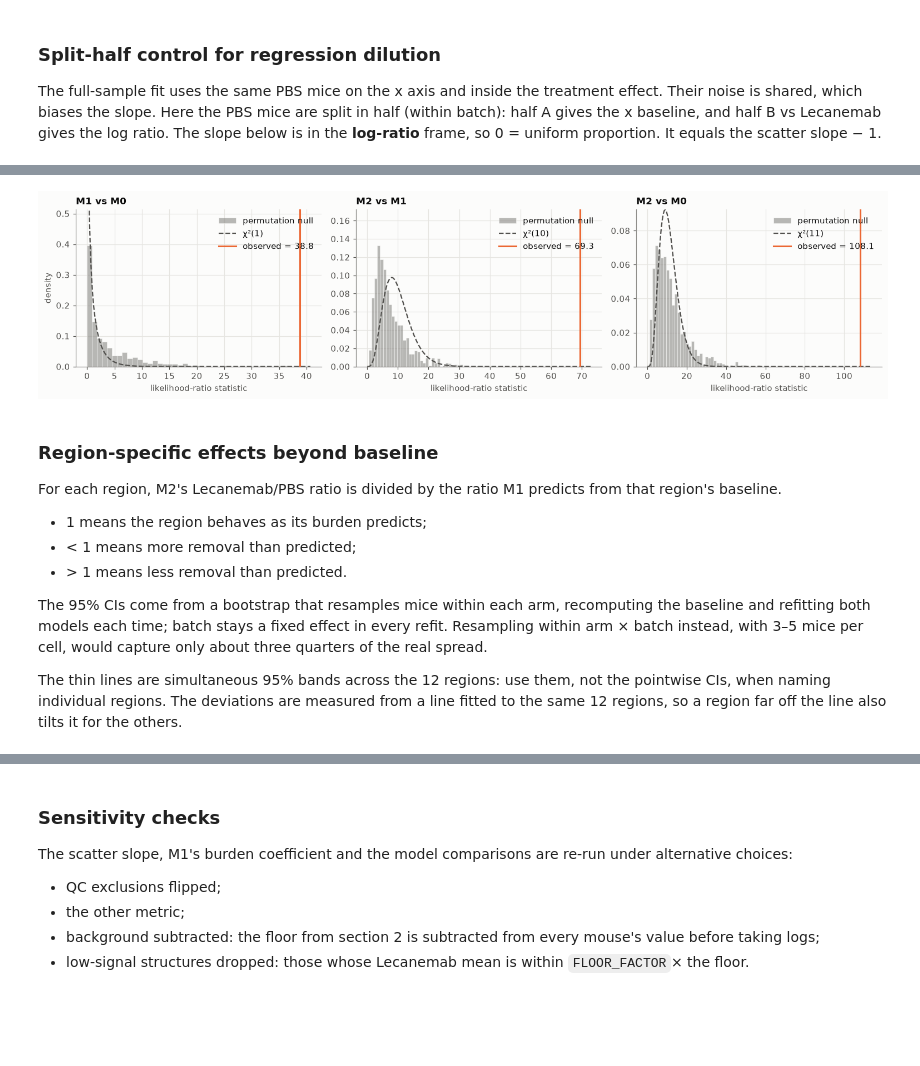
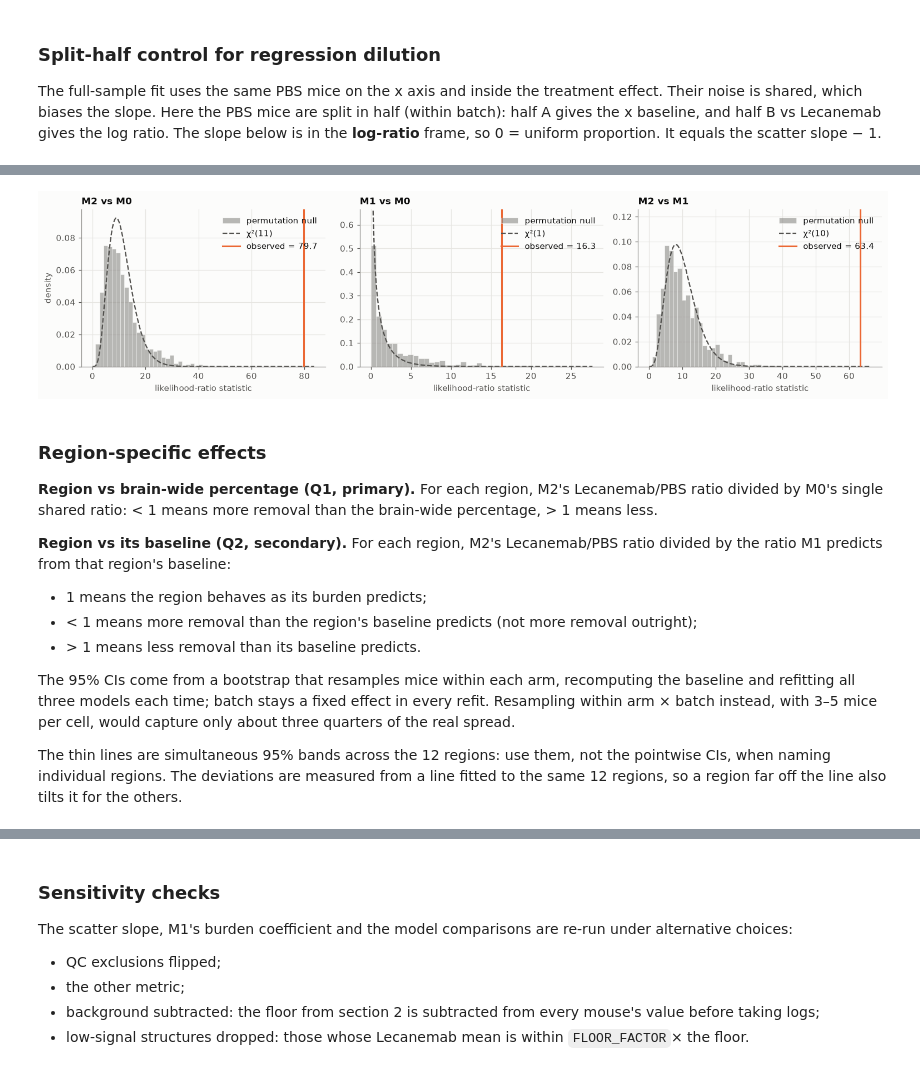
Before and after one commit to oliverolejar/SPIMquant-Output-Analysis, a Jupyter notebook: notebooks/lecanemab_regional_effect.ipynb, the cells around one changed output, grey strips where cells are left out. Cells and saved outputs as stored; diff of their text form; code cells hidden in the pictures; blank space fills up the shorter version.

```diff
--- a/notebooks/lecanemab_regional_effect.ipynb
+++ b/notebooks/lecanemab_regional_effect.ipynb
@@ -39,13 +43,13 @@ DERIVATIVES_PATH = Path(
 PARTICIPANTS_TSV = BIDS_PATH / "participants.tsv"
 
 SEG_LEVEL = "coarse"
-# Primary metric. Switch to "Abeta+fieldfrac" to re-run the whole notebook on plaque burden
-# (% of tissue occupied) instead of plaque count per mm^3
-METRIC = "Abeta+density"
+# Primary metric: field fraction (% of tissue occupied). Density (count per mm³) is secondary: it is
+# re-run in the sensitivity checks, and setting "Abeta+density" here re-runs the whole notebook on it
+METRIC = "Abeta+fieldfrac"
 APPLY_QC_EXCLUSIONS = True
 
 N_BOOT = 1000  # cheap bootstraps (ratios of means)
-N_BOOT_MODEL = 500  # bootstraps that refit the mixed models (~0.2 s each)
+N_BOOT_MODEL = 2000  # bootstraps that refit the mixed models (~0.25 s each; run for three specifications)
 N_SPLITS = 1000  # split-half draws
 N_PERM = 1000  # permutations for the model comparisons; 200 is enough for a quick run
 RNG_SEED = 0
@@ -983,6 +1016,7 @@ print(f"{N_PERM} permutations; {perm_failed.sum()} dropped because a fit failed;
       f"fits not converged: {perm_not_converged} / {6 * N_PERM}")
 print(f"smallest attainable permutation p: {1 / (N_PERM + 1):.4f}; MANOVA uses the {n_complete} mice with every region")
 
+NULL_COLUMNS = ["M1 vs M0", "M2 vs M1", "M2 vs M0"]  # perm_null's columns, in freedman_lane_null's order
 model_tests = pd.DataFrame(
     {
         "question": ["proportion depends on burden", "region-specific beyond burden", "region-specific at all"],
@@ -990,11 +1024,23 @@ model_tests = pd.DataFrame(
         "df": [DF_01, DF_12, DF_02],
         "p_chi2 (reference)": [stats.chi2.sf(lr_01, DF_01), stats.chi2.sf(lr_12, DF_12), stats.chi2.sf(lr_02, DF_02)],
         "p_permutation": [perm_p(perm_null[:, j], lr) for j, lr in enumerate([lr_01, lr_12, lr_02])],
-        "p_manova": [profile_p[name] for name in ["M1 vs M0", "M2 vs M1", "M2 vs M0"]],
+        "p_manova": [profile_p[name] for name in NULL_COLUMNS],
         "null_mean_LR": perm_null.mean(axis=0),
     },
-    index=["M1 vs M0", "M2 vs M1", "M2 vs M0"],
+    index=NULL_COLUMNS,
 )
+# Displayed with the primary test first, then the two parts it splits into; perm_null keeps its own order
+model_tests = model_tests.loc[["M2 vs M0", "M1 vs M0", "M2 vs M1"]]
+model_tests.insert(0, "role", ["Primary (Q1)", "Bridge", "Secondary (Q2)"])
+p_floor = 1 / (1 + len(perm_null))  # = 1 / (N_PERM + 1) unless a permutation was dropped
+model_tests.insert(
+    model_tests.columns.get_loc("p_permutation") + 1,
+    "p_permutation (reported)",
+    # the floor is rounded up, so "≤" stays true at 3 decimals
+    [f"≤ {np.ceil(p_floor * 1000) / 1000:.3f}" if np.isclose(p, p_floor) else f"{p:.3f}" for p in model_tests["p_permutation"]],
+)
+print(f"of the primary LR ({lr_02:.1f}), {lr_01:.1f} ({100 * lr_01 / lr_02:.0f}%) is the bridge (explained by baseline) "
+      f"and {lr_12:.1f} is beyond it (secondary)")
 model_tests.round(4)
 # %% [output]
 1000 permutations; 0 dropped because a fit failed; fits not converged: 0 / 6000
@@ -1006,30 +1053,32 @@ smallest attainable permutation p: 0.0010; MANOVA uses the 31 mice with every re
 # %%
 fig, axes = plt.subplots(1, 3, figsize=(14, 3.5))
-for ax, col, observed, df, title in zip(axes, range(3), model_tests["LR"], model_tests["df"], model_tests.index):
-    heights, _, _ = ax.hist(perm_null[:, col], bins=40, density=True, color=MUTED, alpha=0.6, edgecolor=SURFACE, linewidth=0.5, label="permutation null")
-    grid = np.linspace(0.01, max(perm_null[:, col].max(), observed) * 1.05, 200)
+for ax, observed, df, title in zip(axes, model_tests["LR"], model_tests["df"], model_tests.index):
+    null = perm_null[:, NULL_COLUMNS.index(title)]  # looked up by name: model_tests is in display order
+    heights, _, _ = ax.hist(null, bins=40, density=True, color=MUTED, alpha=0.6, edgecolor=SURFACE, linewidth=0.5, label="permutation null")
+    grid = np.linspace(0.01, max(null.max(), observed) * 1.05, 200)
     ax.plot(grid, stats.chi2.pdf(grid, df), color=INK_2, lw=1.5, ls="--", label=f"χ²({df})")
     ax.axvline(observed, color=GROUP_COLORS["Lecanemab"], lw=2, label=f"observed = {observed:.1f}")
     ax.set_ylim(0, heights.max() * 1.3)  # chi2(1) density diverges at 0; keep the histogram readable
     ax.set_xlabel("likelihood-ratio statistic")
     ax.set_title(title)
     ax.legend(loc="upper right")
 axes[0].set_ylabel("density")
 plt.tight_layout()
 # %% [output]
-[figure, old version]
+[figure, new version]
 # %% [markdown]
-### Region-specific effects beyond baseline
+### Region-specific effects
 
-For each region, M2's Lecanemab/PBS ratio is divided by the ratio M1 predicts from that region's
-baseline.
+**Region vs brain-wide percentage (Q1, primary).** For each region, M2's Lecanemab/PBS ratio divided by M0's single shared ratio: < 1 means more removal than the brain-wide percentage, > 1 means less.
+
+**Region vs its baseline (Q2, secondary).** For each region, M2's Lecanemab/PBS ratio divided by the ratio M1 predicts from that region's baseline:
 
 * 1 means the region behaves as its burden predicts;
-* < 1 means more removal than predicted;
-* \> 1 means less removal than predicted.
+* < 1 means more removal than the region's baseline predicts (not more removal outright);
+* \> 1 means less removal than its baseline predicts.
 
 The 95% CIs come from a bootstrap that resamples mice within each arm, recomputing the baseline and
-refitting both models each time; batch stays a fixed effect in every refit. Resampling within
+refitting all three models each time; batch stays a fixed effect in every refit. Resampling within
 arm × batch instead, with 3–5 mice per cell, would capture only about three quarters of the real
 spread.
 
```
Also changed, not shown: parts of 25 cells of this notebook.
